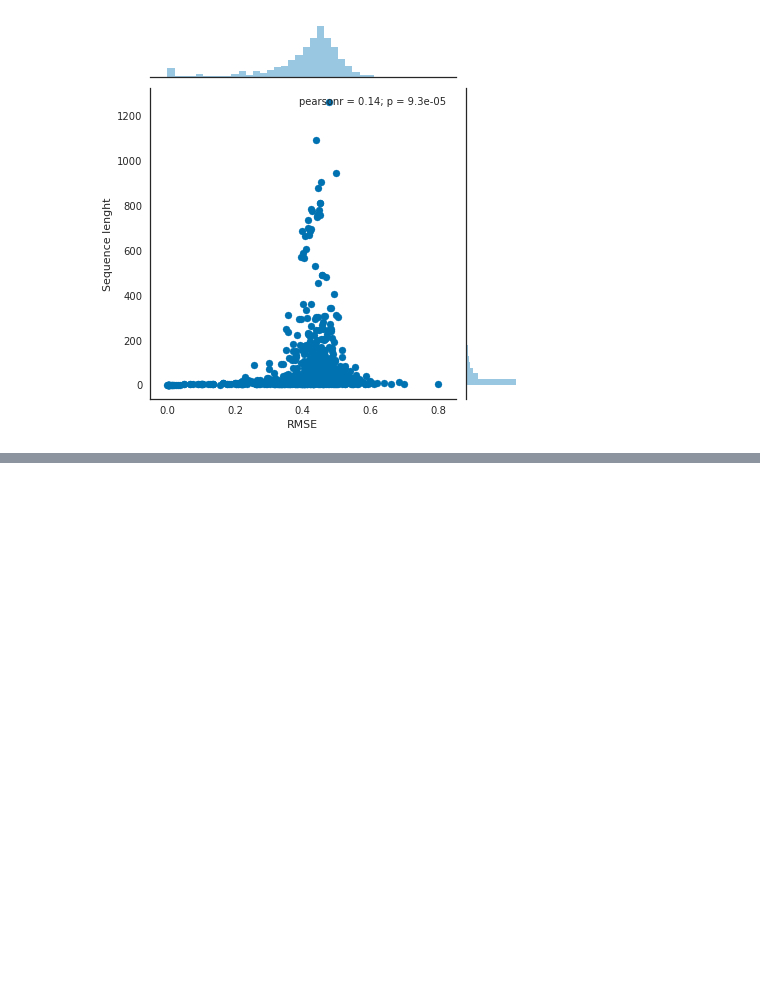
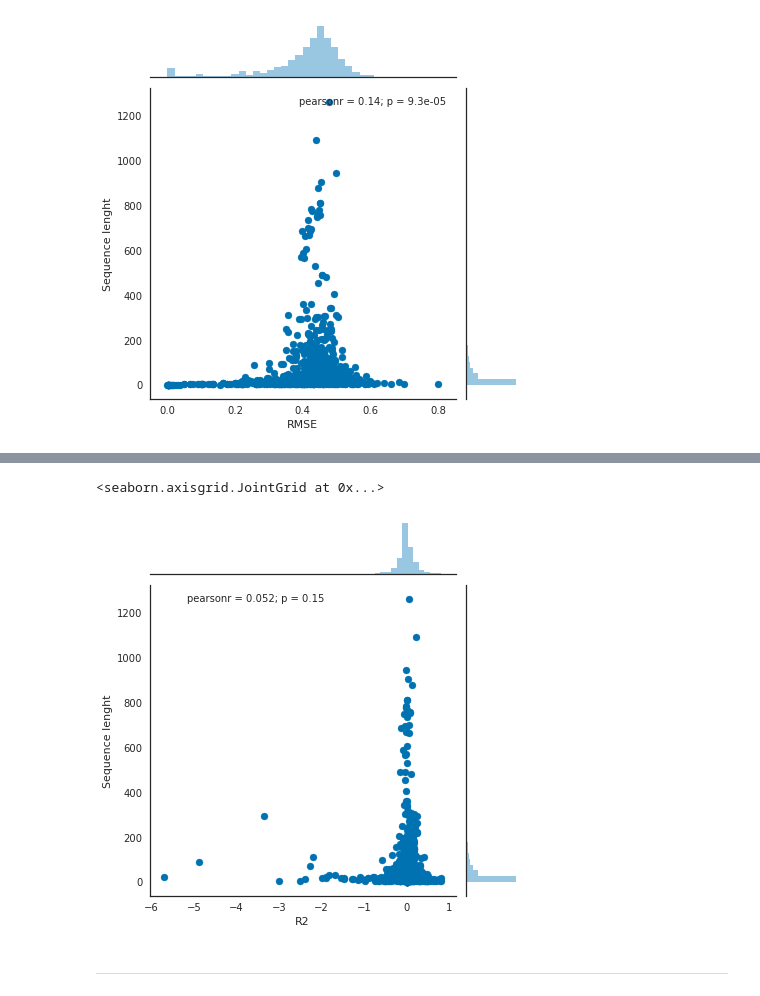
Before and after one commit to mit0110/knowledge_tracing, a Jupyter notebook: notebooks/Compilation of results.ipynb, the cells around one changed output, grey strips where cells are left out. Saved outputs shown, nothing was run; the diff lists cells and outputs as text; code cells hidden in the pictures; blank space fills up the shorter version.

```diff
--- a/notebooks/Compilation of results.ipynb
+++ b/notebooks/Compilation of results.ipynb
@@ -205,0 +217,12 @@ seaborn.jointplot(x='RMSE', y='Sequence lenght', data=rmse_results)
+# %%
+def get_r2(true, predicted):
+    results = []
+    for true_sequence, predicted_sequence in zip(true, predicted):
+        results.append([metrics.r2_score(true_sequence, predicted_sequence),
+                        true_sequence.shape[0]])
+    return pandas.DataFrame(results, columns=['R2', 'Sequence lenght'])
+
+def get_mean_r2(true, predicted):
+    all_true = numpy.concatenate(true)
+    all_predicted = numpy.concatenate(predicted)
+    return metrics.r2_score(all_true, all_predicted)
@@ -205,0 +233,3 @@ seaborn.jointplot(x='RMSE', y='Sequence lenght', data=rmse_results)
+# %%
+r2s = get_r2(*predictions)
+r2s.describe()
@@ -205,0 +246,7 @@ seaborn.jointplot(x='RMSE', y='Sequence lenght', data=rmse_results)
+# %%
+seaborn.jointplot(x='R2', y='Sequence lenght', data=r2s)
+# %% [output]
+<seaborn.axisgrid.JointGrid at 0x...>
+[figure, added]
+# %% [markdown]
+----
```
Also changed, not shown: parts of 50 cells of this notebook, 3 other files.
